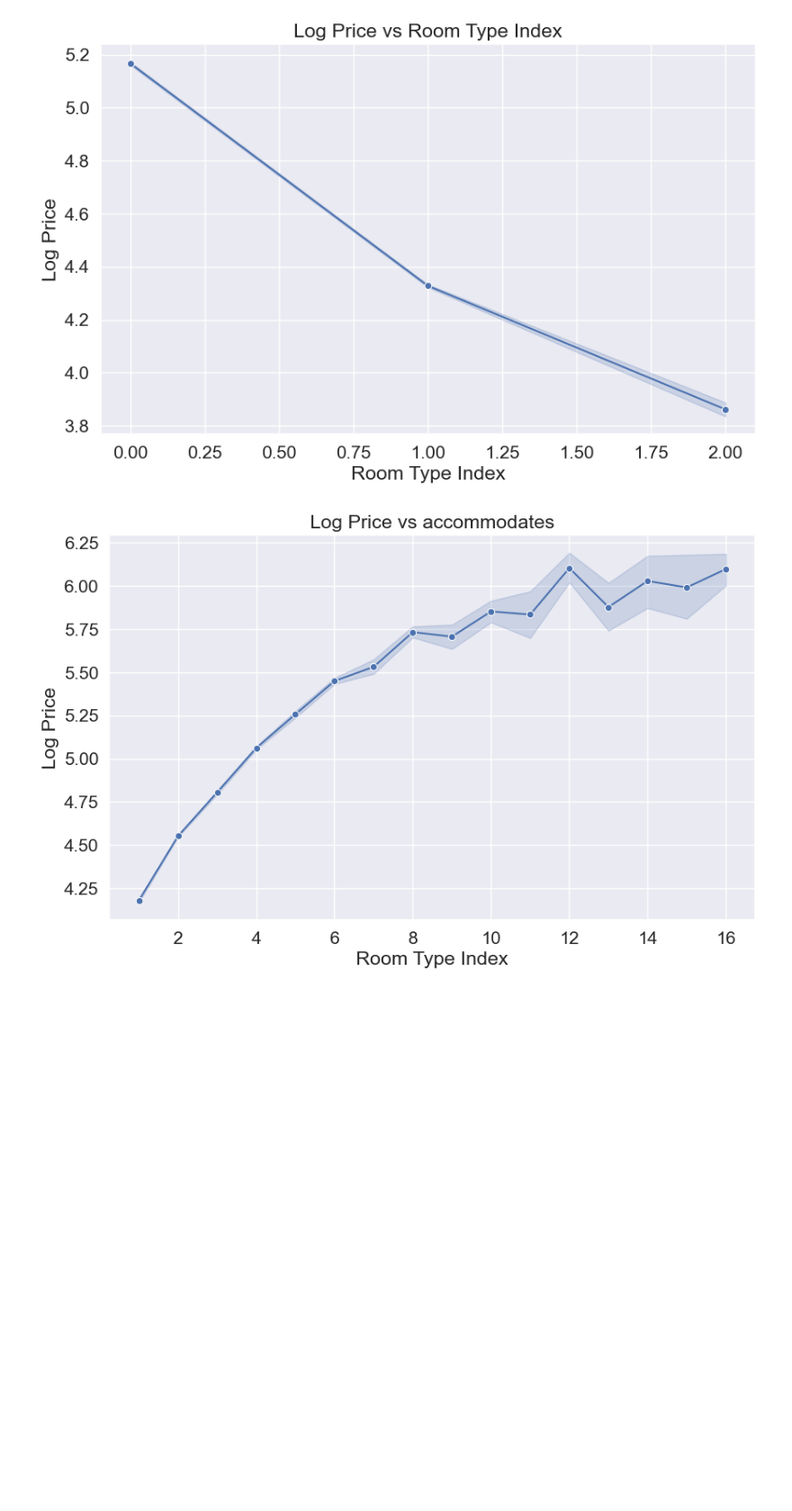
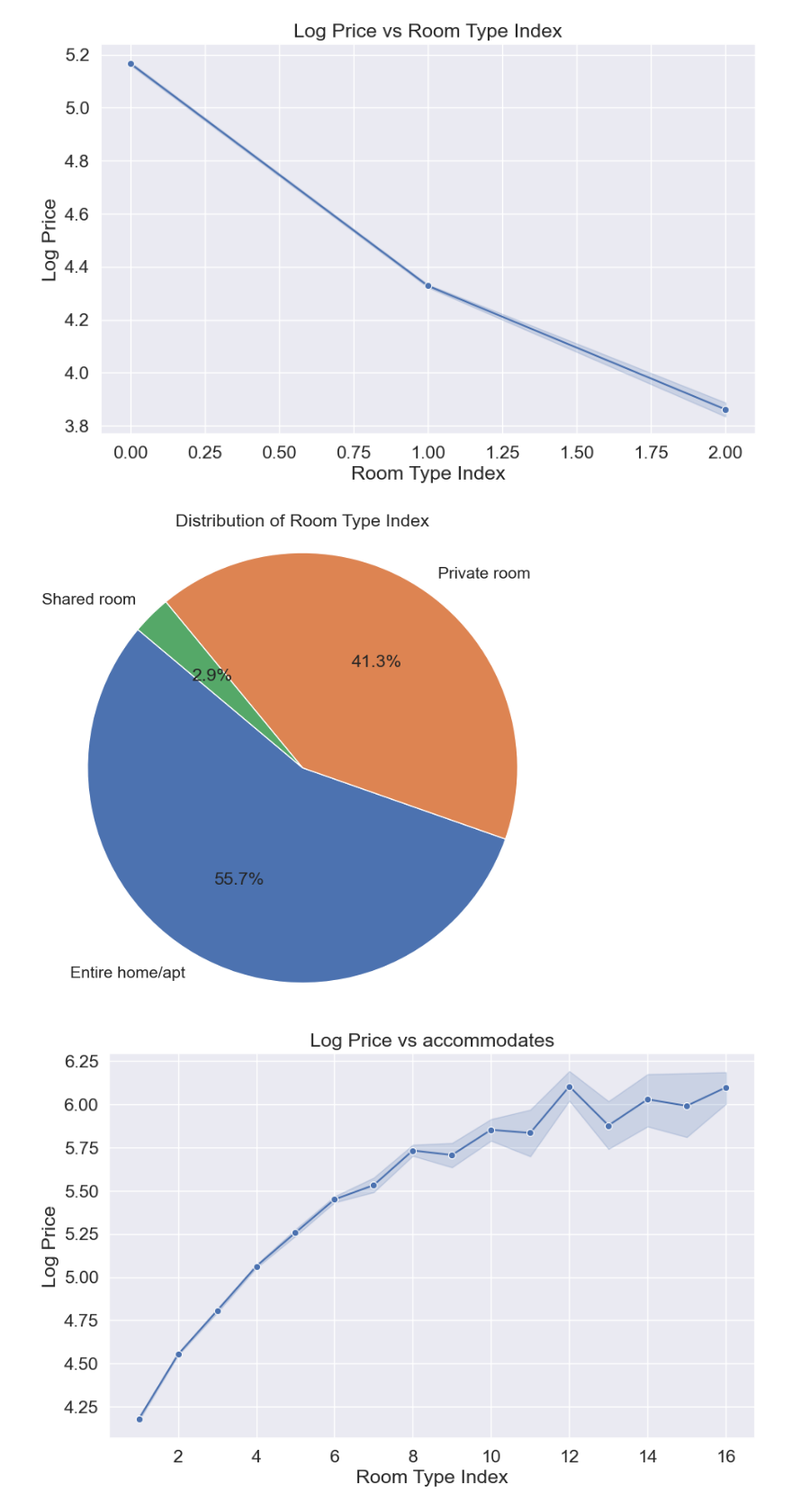
Before and after one commit to ella-arminta/airbnb-price-prediction, a Jupyter notebook: airbnbprediction3.ipynb, the cells around one changed output. Shown at 90% size. Drawn from its saved outputs; the diff is of its cells as text; code cells hidden in the pictures; blank space fills up the shorter version.

```diff
--- a/airbnbprediction3.ipynb
+++ b/airbnbprediction3.ipynb
@@ -422,6 +422,28 @@ plt.grid(True)
 plt.show()
 # %% [output]
 [figure]
+# %%
+dfpiechartroom = dfcolfinal.toPandas()
+
+# Count the occurrences of each unique room_type_idx
+room_type_counts = dfpiechartroom['room_type_idx'].value_counts()
+
+room_type_mapping = {
+    0.0: 'Entire home/apt',
+    1.0: 'Private room',
+    2.0: 'Shared room',
+    3.0: 'Hotel room',
+}
+room_type_labels = room_type_counts.index.map(room_type_mapping)
+
+# Plotting the pie chart
+plt.figure(figsize=(8, 8))
+plt.pie(room_type_counts, labels=room_type_labels, autopct='%1.1f%%', startangle=140)
+plt.title('Distribution of Room Type Index')
+plt.axis('equal')
+plt.show()
+# %% [output]
+[figure, added]
 # %%
 dflinechart = dfcolfinal.toPandas()
 
```
Also changed, not shown: parts of 7 cells of this notebook.
